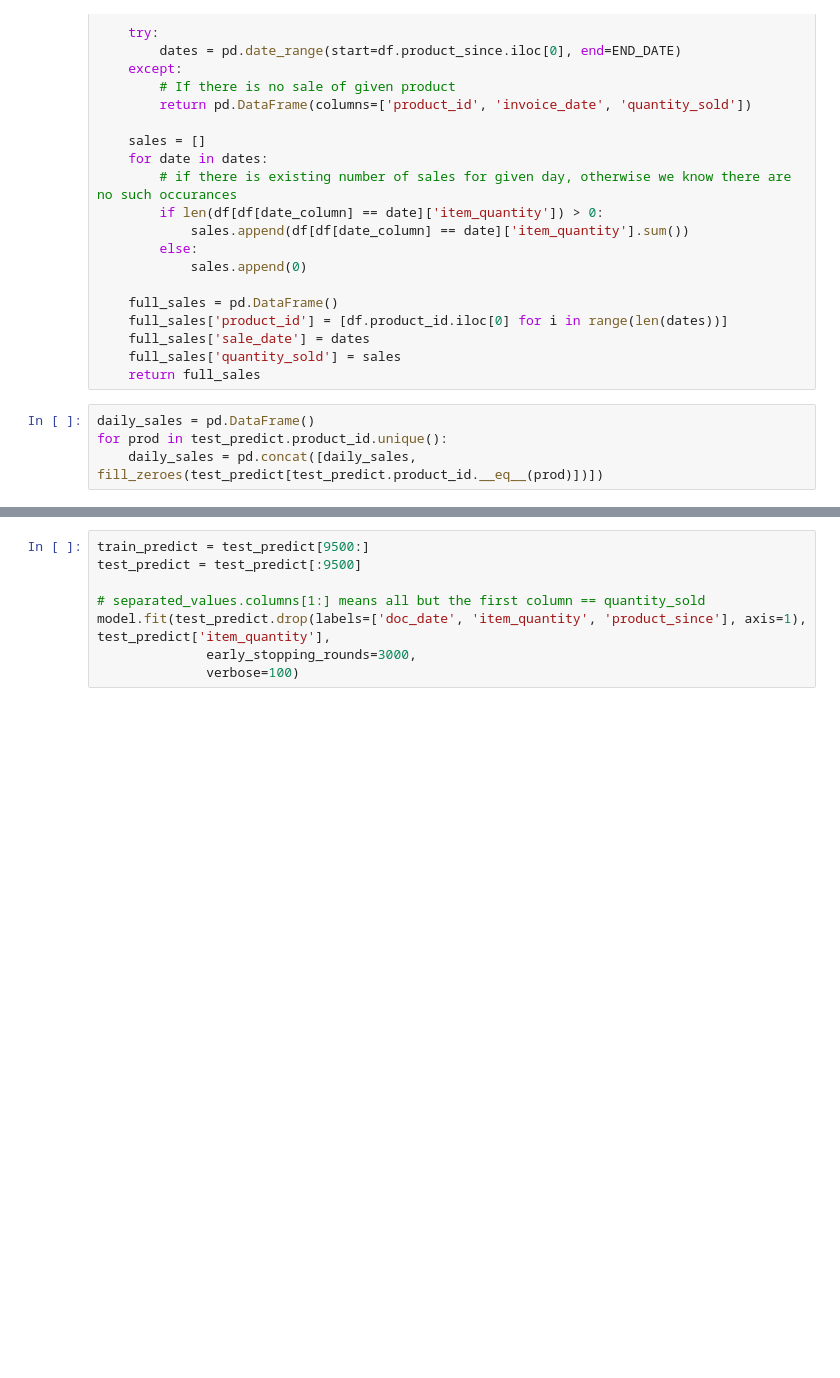
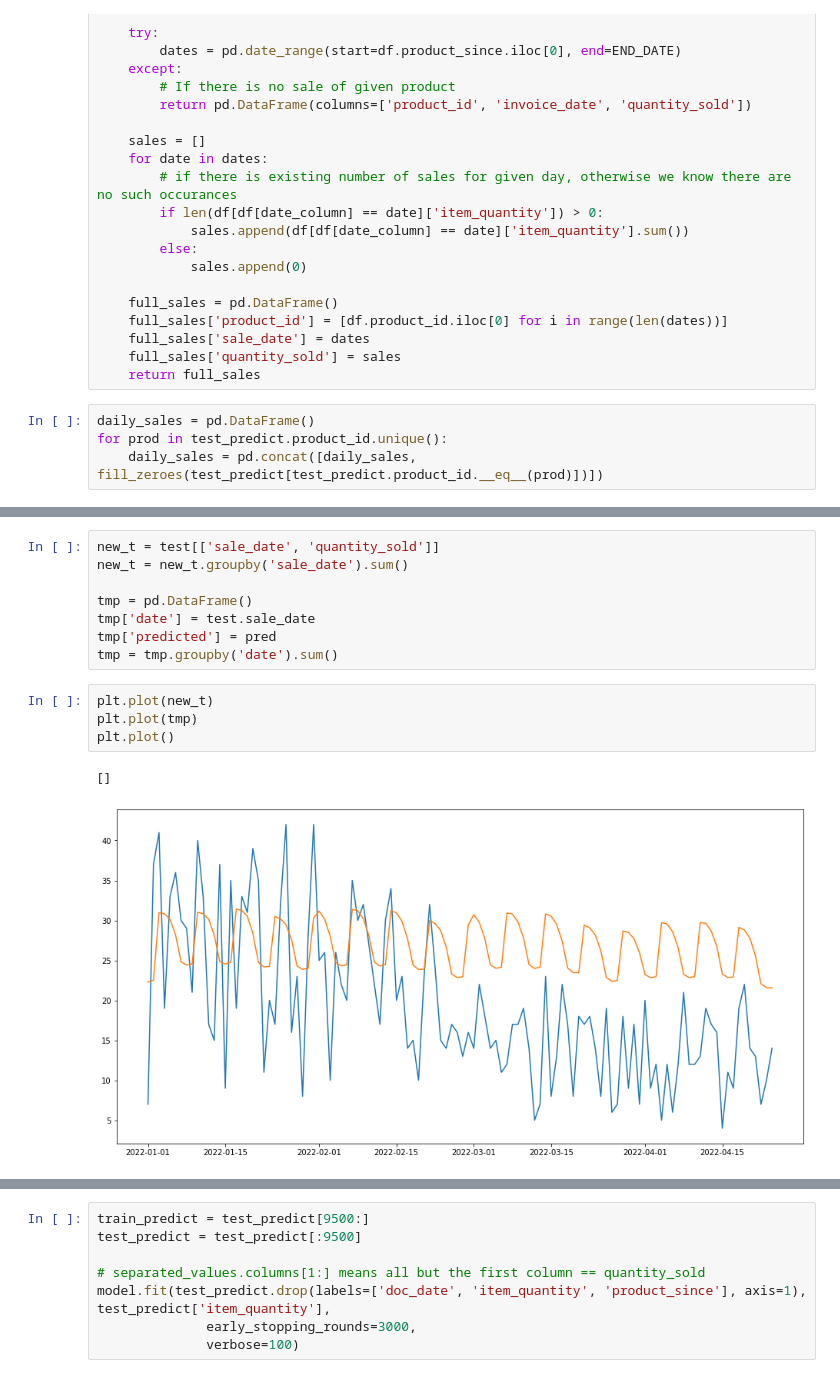
Before and after one commit to xSchon/BP, a Jupyter notebook: Preprocessing.ipynb, the cells around one changed output, grey strips where cells are left out. Saved outputs shown, nothing was run; the diff lists cells and outputs as text; blank space fills up the shorter version.

```diff
--- a/Preprocessing.ipynb
+++ b/Preprocessing.ipynb
@@ -709,0 +615,15 @@ plt.show()
+# %%
+new_t = test[['sale_date', 'quantity_sold']]
+new_t = new_t.groupby('sale_date').sum()
+
+tmp = pd.DataFrame()
+tmp['date'] = test.sale_date
+tmp['predicted'] = pred
+tmp = tmp.groupby('date').sum()
+# %%
+plt.plot(new_t)
+plt.plot(tmp)
+plt.plot()
+# %% [output]
+[]
+[figure, added]
```
Also changed, not shown: parts of 32 cells of this notebook.
